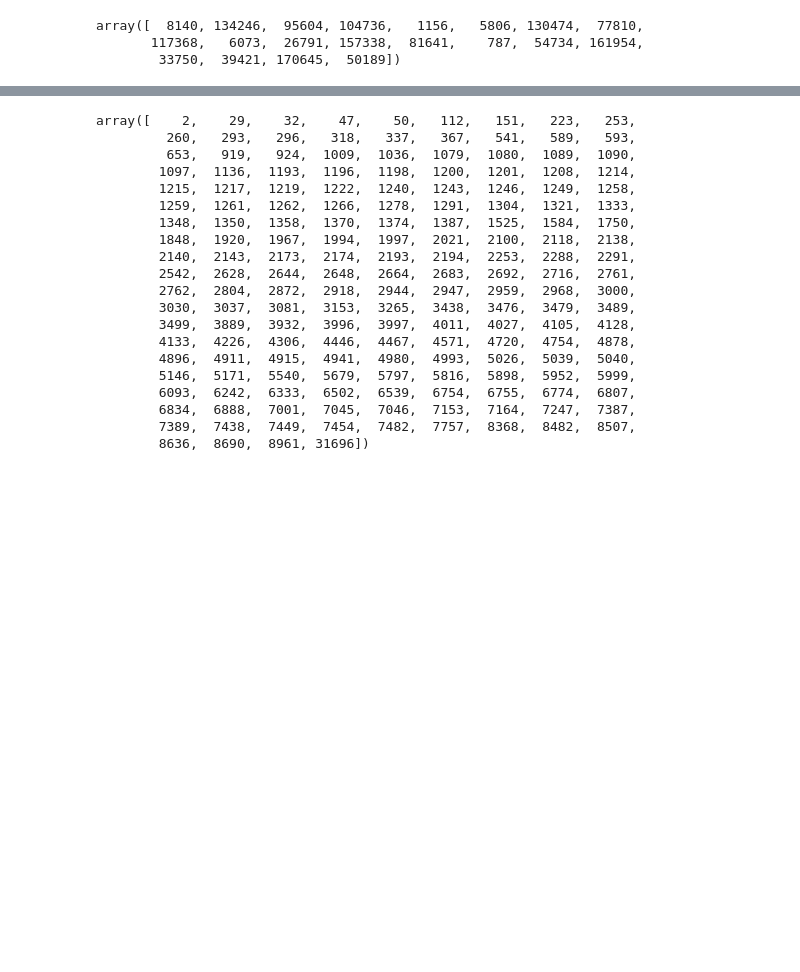
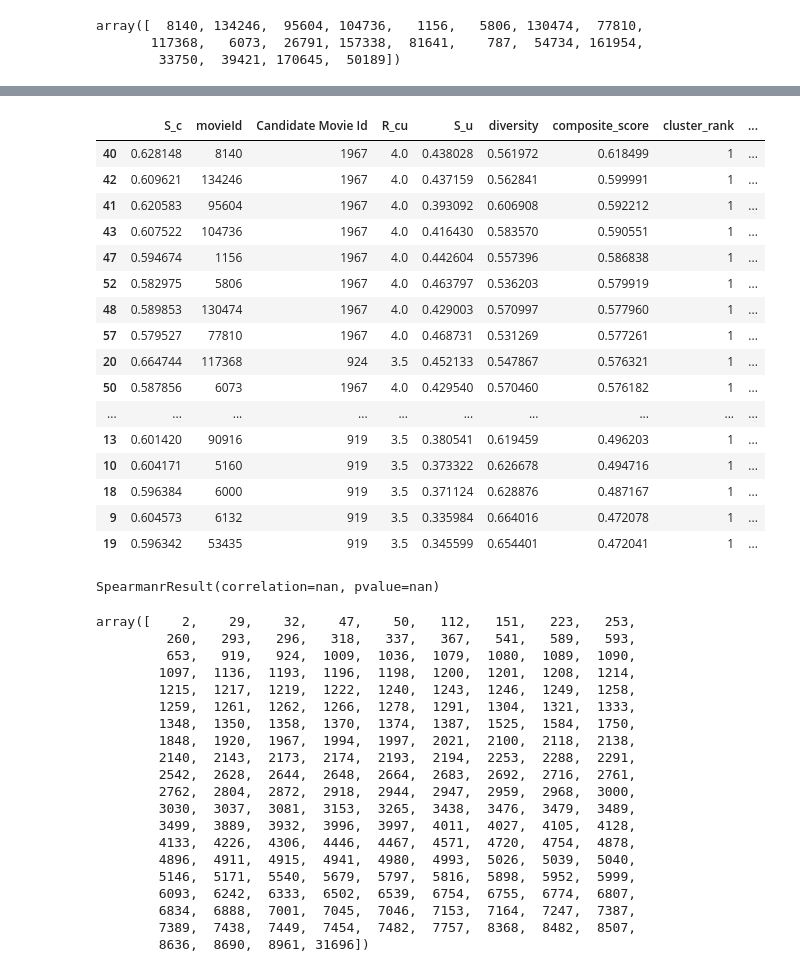
Before and after one commit to aniruddhakal/Recommending-Diverse-And-Serendipitous-Movies-using-Tag-Genome, a Jupyter notebook: ipython_notebooks/BaselineRecommender.ipynb, the cells around one changed output, grey strips where cells are left out. Drawn from its saved outputs; the diff is of its cells as text; code cells hidden in the pictures; blank space fills up the shorter version.

Commit message:
Updated cluster targetting and ranking

```diff
--- a/ipython_notebooks/BaselineRecommender.ipynb
+++ b/ipython_notebooks/BaselineRecommender.ipynb
@@ -311,0 +292,4 @@ array([    2,    29,    32,    47,    50,   112,   151,   223,   253,
+# %%
+ranking_df.sort_values('composite_score', ascending=False, inplace=True)
+ranking_df
+# ranks
@@ -312,3 +314,49 @@ array([    2,    29,    32,    47,    50,   112,   151,   223,   253,
+# %%
+# y = 1
+
+def get_movie_cluster_rank(x):
+#     print(x['movieId'])
+    x['cluster_rank'] = 1
+#     y += 1
+
+    return x
+
+ranking_df['cluster_rank'] = None
+ranking_df = ranking_df.apply(lambda x: get_movie_cluster_rank(x), axis=1)
+ranking_df
+# %% [output]
+|  | S_c | movieId | Candidate Movie Id | R_cu | S_u | diversity | composite_score | cluster_rank | ... |
+| 40 | 0.628148 | 8140 | 1967 | 4.0 | 0.438028 | 0.561972 | 0.618499 | 1 | ... |
+| 42 | 0.609621 | 134246 | 1967 | 4.0 | 0.437159 | 0.562841 | 0.599991 | 1 | ... |
+| 41 | 0.620583 | 95604 | 1967 | 4.0 | 0.393092 | 0.606908 | 0.592212 | 1 | ... |
+| 43 | 0.607522 | 104736 | 1967 | 4.0 | 0.416430 | 0.583570 | 0.590551 | 1 | ... |
+| 47 | 0.594674 | 1156 | 1967 | 4.0 | 0.442604 | 0.557396 | 0.586838 | 1 | ... |
+| 52 | 0.582975 | 5806 | 1967 | 4.0 | 0.463797 | 0.536203 | 0.579919 | 1 | ... |
+| 48 | 0.589853 | 130474 | 1967 | 4.0 | 0.429003 | 0.570997 | 0.577960 | 1 | ... |
+| 57 | 0.579527 | 77810 | 1967 | 4.0 | 0.468731 | 0.531269 | 0.577261 | 1 | ... |
+| 20 | 0.664744 | 117368 | 924 | 3.5 | 0.452133 | 0.547867 | 0.576321 | 1 | ... |
+| 50 | 0.587856 | 6073 | 1967 | 4.0 | 0.429540 | 0.570460 | 0.576182 | 1 | ... |
+| ... | ... | ... | ... | ... | ... | ... | ... | ... | ... |
+| 13 | 0.601420 | 90916 | 919 | 3.5 | 0.380541 | 0.619459 | 0.496203 | 1 | ... |
+| 10 | 0.604171 | 5160 | 919 | 3.5 | 0.373322 | 0.626678 | 0.494716 | 1 | ... |
+| 18 | 0.596384 | 6000 | 919 | 3.5 | 0.371124 | 0.628876 | 0.487167 | 1 | ... |
+| 9 | 0.604573 | 6132 | 919 | 3.5 | 0.335984 | 0.664016 | 0.472078 | 1 | ... |
+| 19 | 0.596342 | 53435 | 919 | 3.5 | 0.345599 | 0.654401 | 0.472041 | 1 | ... |
+# %%
+# ranks
+ranking_df['composite_rank'] = ranking_df['composite_score'].rank(method='dense', ascending=False).astype(np.int)
+ranking_df['d'] = abs(ranking_df['cluster_rank'] - ranking_df['composite_rank'])
+ranking_df['d2'] = ranking_df['d'] ** 2
+
+from scipy.stats import spearmanr
+spearmanr(ranking_df['composite_rank'].values, ranking_df['cluster_rank'].values)
+# spearman rank
+# from scipy.stats import spearmanr
+# spearmanr(ranks.values)
+# ranking_df.rank(method='dense')
+# ranking_df
+# %% [output]
+SpearmanrResult(correlation=nan, pvalue=nan)
 # %%
 users_ratings['movieId'].values
 # %% [output]
```
Also changed, not shown: parts of 6 cells of this notebook, 7 other files.
